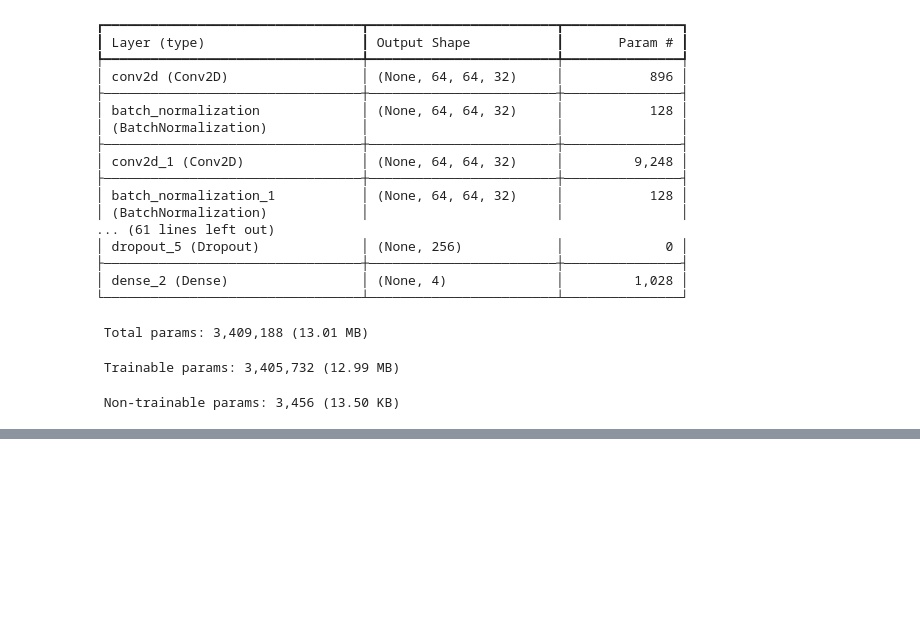
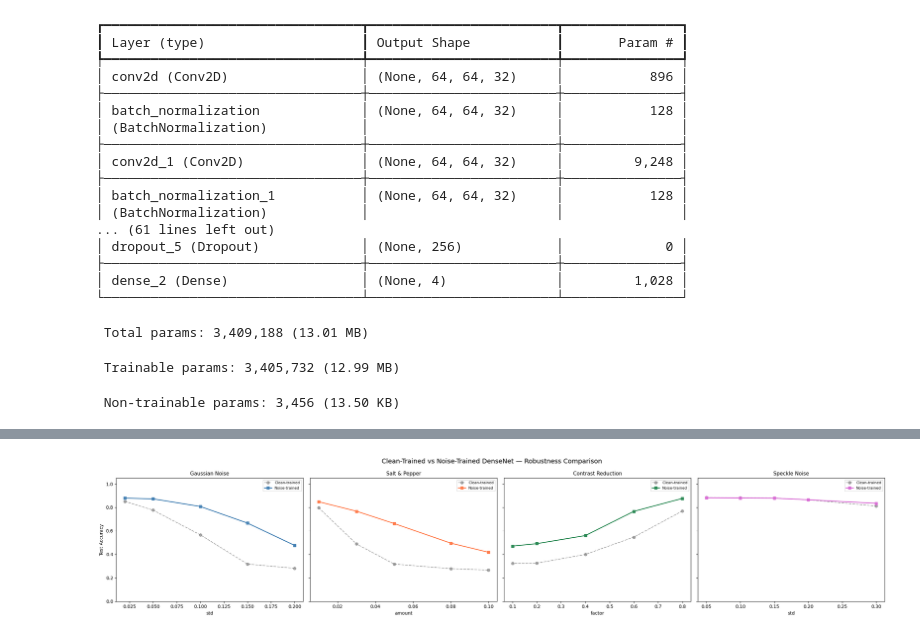
Before and after one commit to Aisulu-Tulyeujan/COSC-4337-MRI-Robustness, a Jupyter notebook: MRI_Robustness_Training.ipynb, the cells around one changed output, grey strips where cells are left out. Saved outputs shown, nothing was run; the diff lists cells and outputs as text; code cells hidden in the pictures; blank space fills up the shorter version.

```diff
--- a/MRI_Robustness_Training.ipynb
+++ b/MRI_Robustness_Training.ipynb
@@ -658,0 +853,89 @@ Avg accuracy across all degradations:
+# %%
+# Comparing DenseNet models
+
+# Testing Robust DenseNet on clean data
+y_robust_pred_dn = np.argmax(robust_densenet_model.predict(X_test), axis=1)
+robust_clean_acc_dn = accuracy_score(y_test, y_robust_pred_dn)
+
+print("=" * 77)
+print("ROBUST DENSENET MODEL — Clean Test Set")
+print("=" * 77)
+print(f"Accuracy: {robust_clean_acc_dn:.4f}\n")
+print(classification_report(y_test, y_robust_pred_dn, target_names=CLASS_NAMES))
+
+# Testing Robust DenseNet on degradations
+robust_results_dn = {}
+for deg_name, (deg_fn, param_name, values) in DEGRADATIONS.items():
+    accs = []
+    for val in values:
+        X_degraded = deg_fn(X_test, **{param_name: val})
+        y_deg_pred = np.argmax(robust_densenet_model.predict(X_degraded, verbose=0), axis=1)
+        acc = accuracy_score(y_test, y_deg_pred)
+        accs.append(acc)
+    robust_results_dn[deg_name] = (values, accs)
+
+# Comparison plots
+fig, axes = plt.subplots(1, len(DEGRADATIONS), figsize=(24, 5), sharey=True)
+for ax, deg_name, color in zip(axes, DEGRADATIONS.keys(), colors):
+    vals = results_dn[deg_name][0]
+    ax.plot(vals, results_dn[deg_name][1], 'o--', color='gray', linewidth=1.5,
+            label='Clean-trained', alpha=0.7)
+    ax.plot(vals, robust_results_dn[deg_name][1], 's-', color=color, linewidth=2,
+            label='Noise-trained')
+    ax.set_title(deg_name, fontsize=11)
+    ax.set_xlabel(DEGRADATIONS[deg_name][1])
+    ax.set_ylim(0, 1.05)
+    ax.legend(fontsize=8)
+axes[0].set_ylabel('Test Accuracy')
+plt.suptitle('Clean-Trained vs Noise-Trained DenseNet — Robustness Comparison', fontsize=14)
+plt.tight_layout()
+plt.show()
+
+# Confusion matrices for robust model: clean vs worst degradation
+y_robust_noisy_pred_dn = np.argmax(robust_densenet_model.predict(X_test_noisy), axis=1)
+robust_noisy_acc_dn = accuracy_score(y_test, y_robust_noisy_pred_dn)
+
+fig, axes = plt.subplots(1, 2, figsize=(16, 6))
+cm_robust_clean_dn = confusion_matrix(y_test, y_robust_pred_dn)
+sns.heatmap(cm_robust_clean_dn, annot=True, fmt='d', cmap='Greens',
+            xticklabels=CLASS_NAMES, yticklabels=CLASS_NAMES, ax=axes[0])
+axes[0].set_title(f'Noise-Trained DenseNet — Clean Test (Acc: {robust_clean_acc_dn:.2%})')
+axes[0].set_xlabel('Predicted'); axes[0].set_ylabel('True')
+
+cm_robust_noisy_dn = confusion_matrix(y_test, y_robust_noisy_pred_dn)
+sns.heatmap(cm_robust_noisy_dn, annot=True, fmt='d', cmap='YlOrRd',
+            xticklabels=CLASS_NAMES, yticklabels=CLASS_NAMES, ax=axes[1])
+axes[1].set_title(f'Noise-Trained DenseNet — Noisy Test (Acc: {robust_noisy_acc_dn:.2%})')
+axes[1].set_xlabel('Predicted'); axes[1].set_ylabel('True')
+
+plt.suptitle('Confusion Matrices — Noise-Augmented DenseNet', fontsize=14)
+plt.tight_layout()
+plt.show()
+
+# FINAL COMPARISON TABLE
+print("\n" + "=" * 77)
+print("FINAL COMPARISON: CLEAN-TRAINED vs NOISE-TRAINED DENSENET")
+print("=" * 77)
+summary_data_dn = []
+for deg_name in DEGRADATIONS:
+    vals = results_dn[deg_name][0]
+    for i, val in enumerate(vals):
+        summary_data_dn.append({
+            'Degradation': deg_name,
+            'Intensity': val,
+            'Clean-Trained Acc': results_dn[deg_name][1][i],
+            'Noise-Trained Acc': robust_results_dn[deg_name][1][i],
+            'Improvement': robust_results_dn[deg_name][1][i] - results_dn[deg_name][1][i]
+        })
+
+df_summary_dn = pd.DataFrame(summary_data_dn)
+print(df_summary_dn.to_string(index=False, float_format='%.4f'))
+
+# Overall averages
+avg_clean_model_dn = df_summary_dn['Clean-Trained Acc'].mean()
+avg_robust_model_dn = df_summary_dn['Noise-Trained Acc'].mean()
+print(f"\nAvg accuracy across all degradations (DenseNet):")
+print(f"  Clean-trained model:  {avg_clean_model_dn:.4f}")
+print(f"  Noise-trained model:  {avg_robust_model_dn:.4f}")
+print(f"  Average improvement:  {avg_robust_model_dn - avg_clean_model_dn:+.4f}")
+# %% [output]
@@ -658,0 +958 @@ Avg accuracy across all degradations:
+[figure, added]
```
Also changed, not shown: parts of 15 cells of this notebook.
